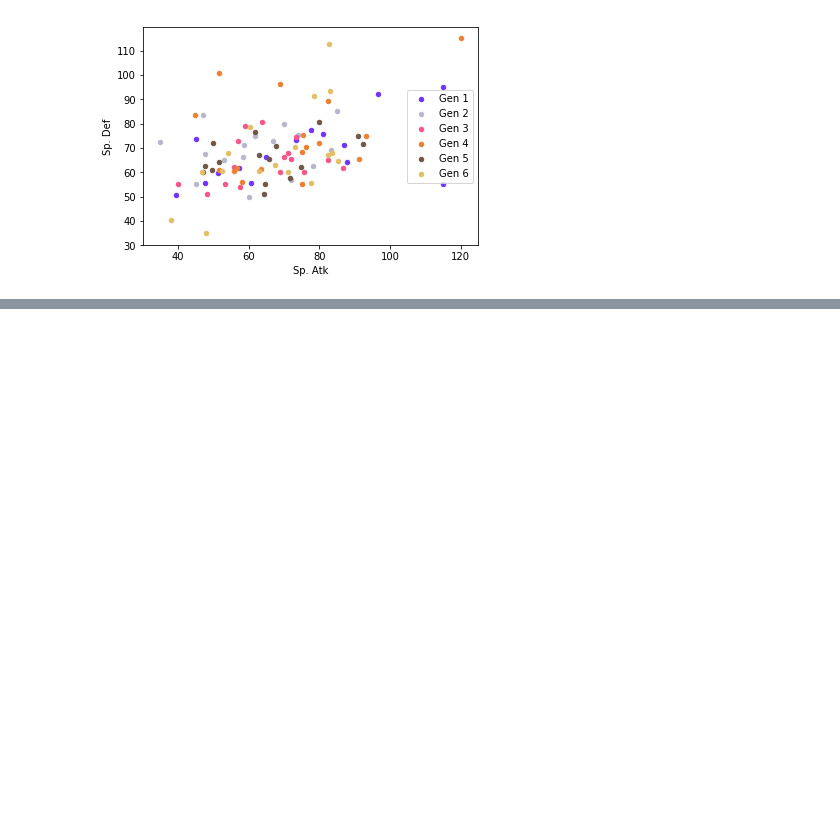
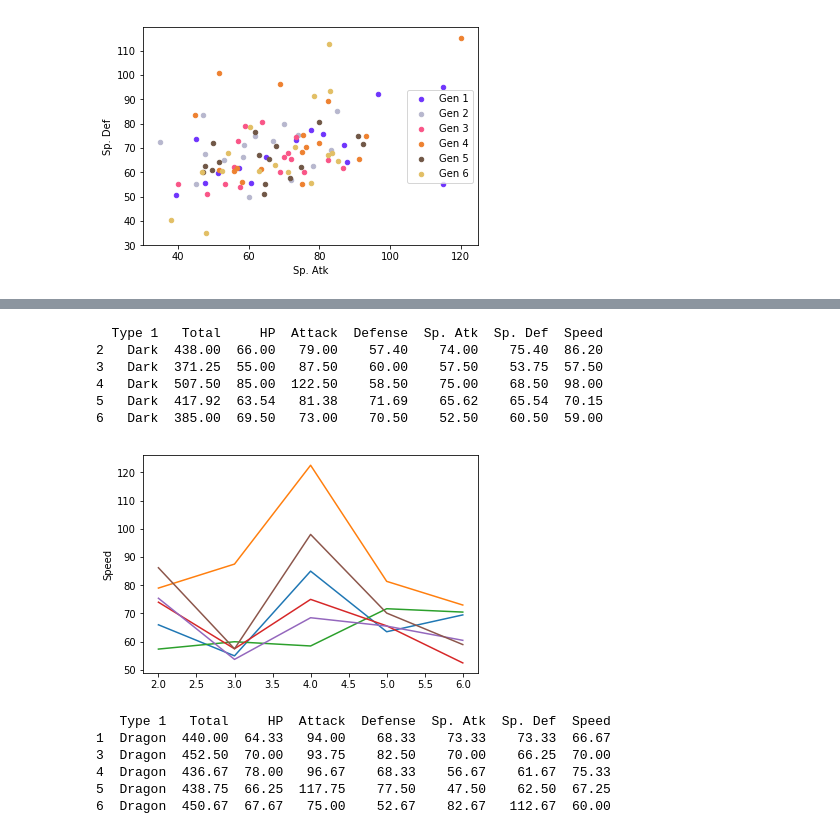
Before and after one commit to Marcus275/Data-Science-Final, a Jupyter notebook: Final Project.ipynb, the cells around one changed output, grey strips where cells are left out. Cells and saved outputs as stored; diff of their text form; code cells hidden in the pictures; blank space fills up the shorter version.

```diff
--- a/Final Project.ipynb
+++ b/Final Project.ipynb
@@ -555,0 +640,34 @@ ax6 = Gen6_T1stats.plot.scatter(x = 'Sp. Atk', y = 'Sp. Def', color = "#E2BF65",
+# %%
+dark_stats = poke_stats.loc[poke_stats["Type 1"] == "Dark"]
+s = pd.Series([2, 3, 4, 5, 6])
+dark_stats = dark_stats.set_index([s])
+print(dark_stats)
+# %% [output]
+  Type 1   Total     HP  Attack  Defense  Sp. Atk  Sp. Def  Speed
+2   Dark  438.00  66.00   79.00    57.40    74.00    75.40  86.20
+3   Dark  371.25  55.00   87.50    60.00    57.50    53.75  57.50
+4   Dark  507.50  85.00  122.50    58.50    75.00    68.50  98.00
+5   Dark  417.92  63.54   81.38    71.69    65.62    65.54  70.15
+6   Dark  385.00  69.50   73.00    70.50    52.50    60.50  59.00
+# %%
+ax = sns.lineplot(x=dark_stats.index, y="HP", data=dark_stats)
+ax = sns.lineplot(x=dark_stats.index, y="Attack", data=dark_stats)
+ax = sns.lineplot(x=dark_stats.index, y="Defense", data=dark_stats)
+ax = sns.lineplot(x=dark_stats.index, y="Sp. Atk", data=dark_stats)
+ax = sns.lineplot(x=dark_stats.index, y="Sp. Def", data=dark_stats)
+ax = sns.lineplot(x=dark_stats.index, y="Speed", data=dark_stats)
+# ax = sns.lineplot(x=dark_stats.index, y="Total", data=dark_stats)
+# %% [output]
+[figure, added]
+# %%
+dragon_stats = poke_stats.loc[poke_stats["Type 1"] == "Dragon"]
+s = pd.Series([1, 3, 4, 5, 6])
+dragon_stats = dragon_stats.set_index([s])
+print(dragon_stats)
+# %% [output]
+   Type 1   Total     HP  Attack  Defense  Sp. Atk  Sp. Def  Speed
+1  Dragon  440.00  64.33   94.00    68.33    73.33    73.33  66.67
+3  Dragon  452.50  70.00   93.75    82.50    70.00    66.25  70.00
+4  Dragon  436.67  78.00   96.67    68.33    56.67    61.67  75.33
+5  Dragon  438.75  66.25  117.75    77.50    47.50    62.50  67.25
+6  Dragon  450.67  67.67   75.00    52.67    82.67   112.67  60.00
```
Also changed, not shown: parts of 37 cells of this notebook.
